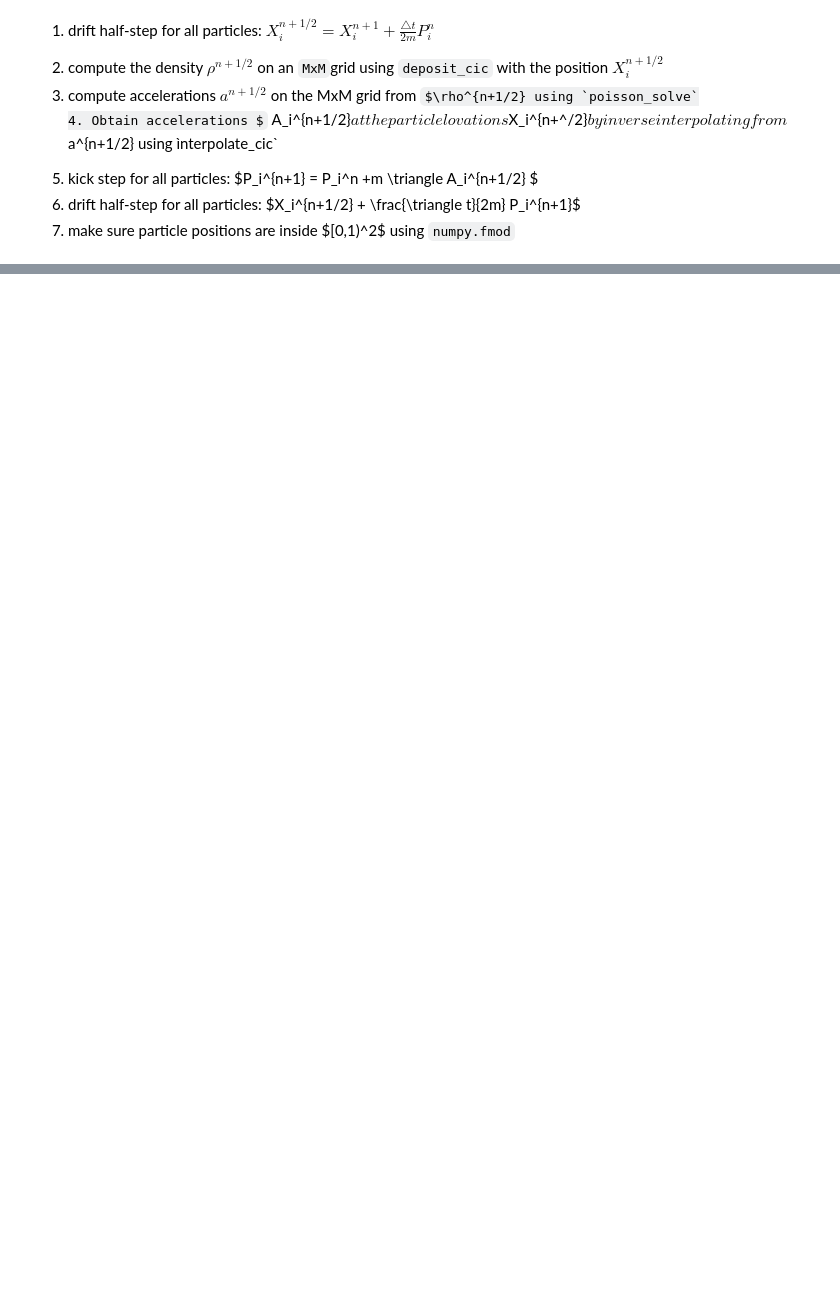
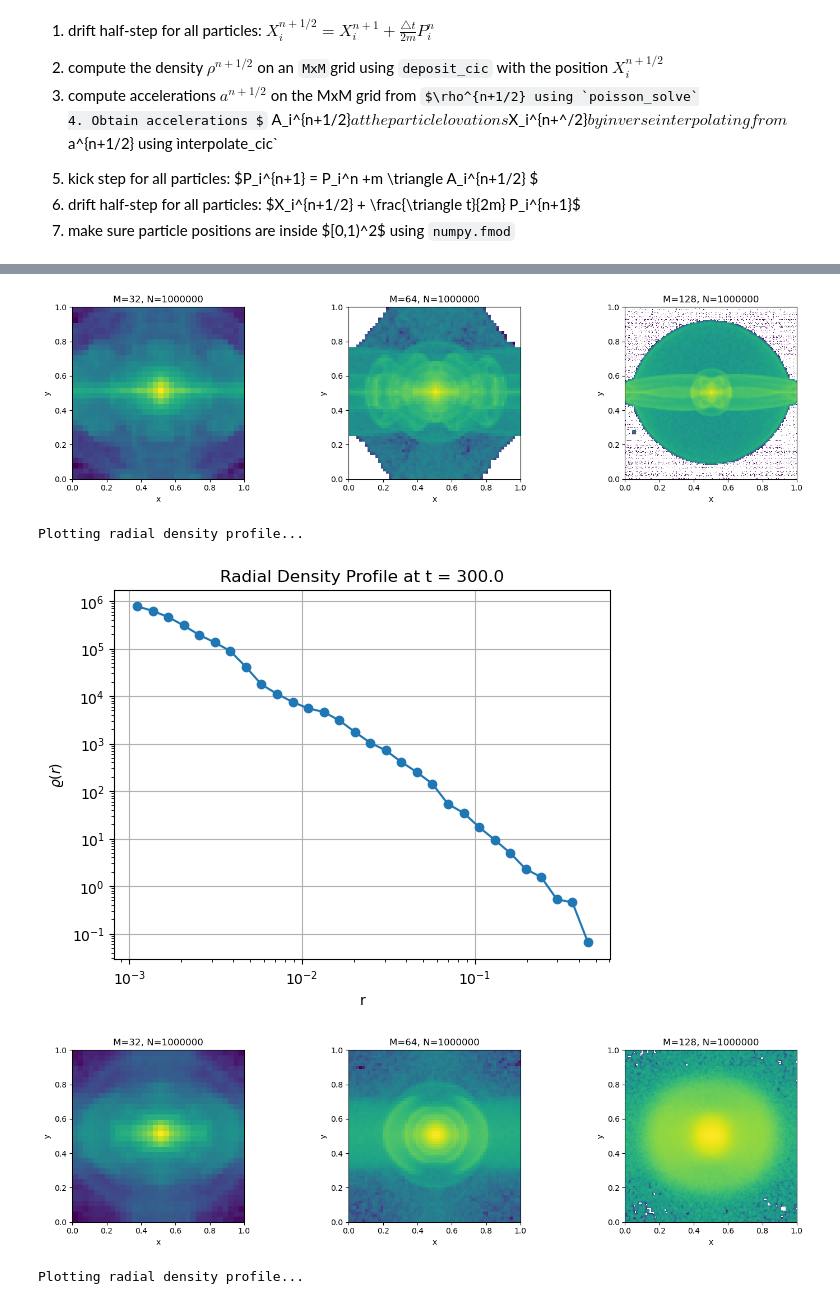
Before and after one commit to ShannonS00/Computational-Astrophysics, a Jupyter notebook: Worksheet_10/Worksheet_10_G22.ipynb, the cells around one changed output, grey strips where cells are left out. Cells and saved outputs as stored; diff of their text form; code cells hidden in the pictures; some formulas as TeX source; blank space fills up the shorter version.

```diff
--- a/Worksheet_10/Worksheet_10_G22.ipynb
+++ b/Worksheet_10/Worksheet_10_G22.ipynb
@@ -399,0 +470,9 @@ plt.show()
+# %%
+run_and_plot(sigma_p_factor=1e-5)  # colder
+run_and_plot(sigma_p_factor=1e-3)  # warmer
+# %% [output]
+[figure, added]
+Plotting radial density profile...
+[figure, added]
+[figure, added]
+Plotting radial density profile...
```
Also changed, not shown: parts of 11 cells of this notebook.
